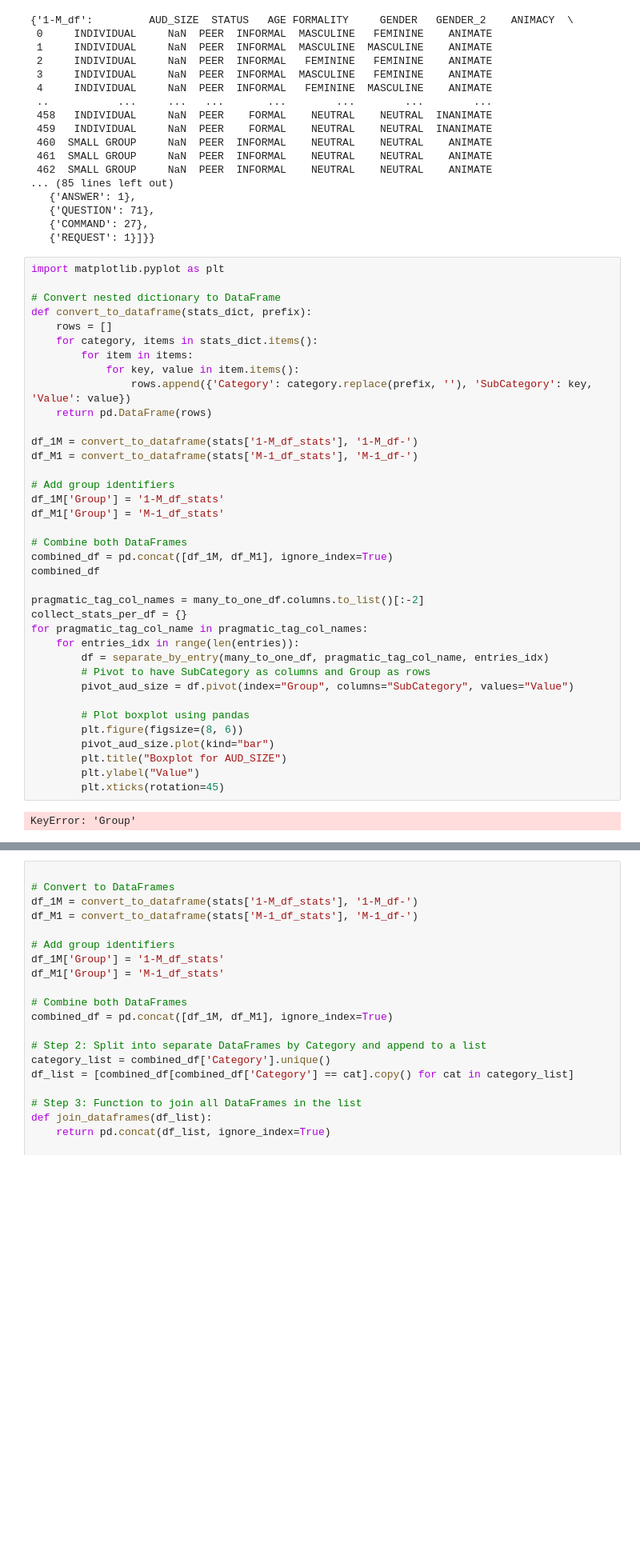
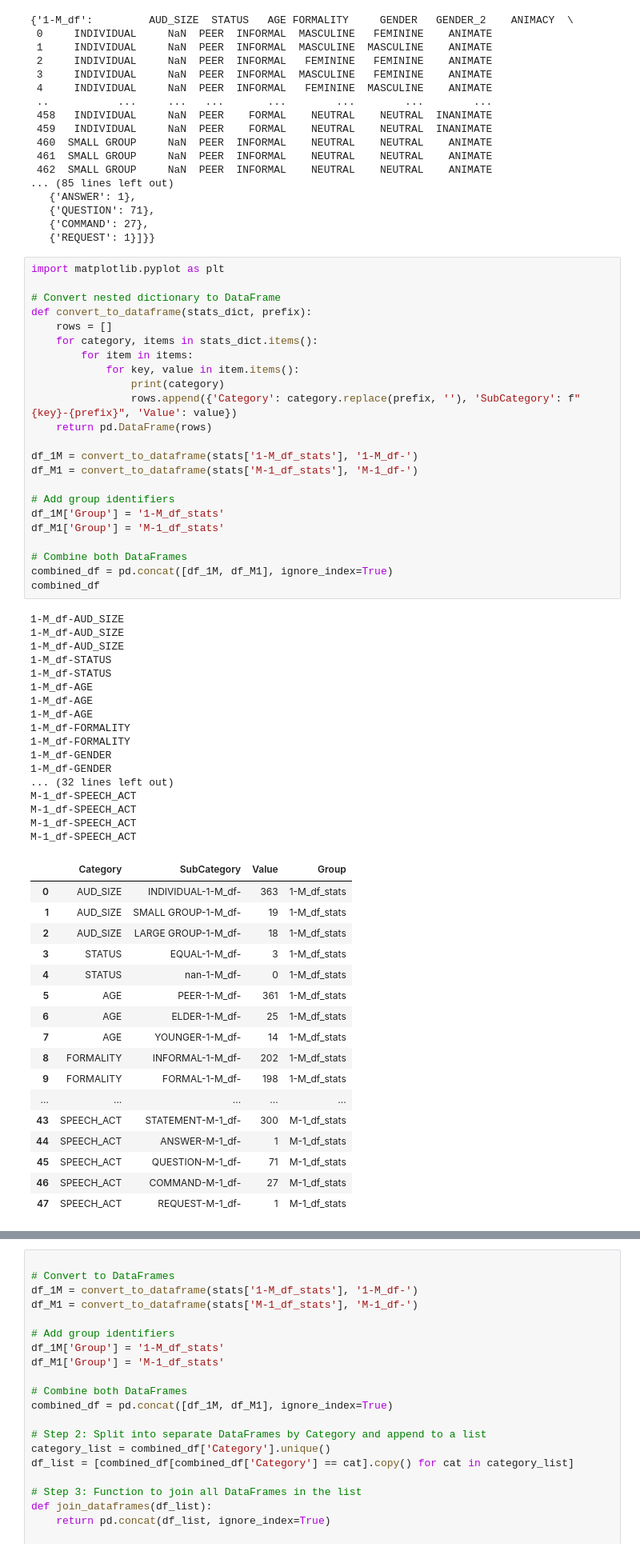
Before and after one commit to Brinkley97/comp-express-mt, a Jupyter notebook: experiments/notebooks/separate_by_class.ipynb, the cells around one changed output, grey strips where cells are left out. Shown at 80% size. Drawn from its saved outputs; the diff is of its cells as text; blank space fills up the shorter version.

```diff
--- a/experiments/notebooks/separate_by_class.ipynb
+++ b/experiments/notebooks/separate_by_class.ipynb
@@ -214,39 +214,58 @@ stats
 # %%
 import matplotlib.pyplot as plt
 
 # Convert nested dictionary to DataFrame
 def convert_to_dataframe(stats_dict, prefix):
     rows = []
     for category, items in stats_dict.items():
         for item in items:
             for key, value in item.items():
-                rows.append({'Category': category.replace(prefix, ''), 'SubCategory': key, 'Value': value})
+                print(category)
+                rows.append({'Category': category.replace(prefix, ''), 'SubCategory': f"{key}-{prefix}", 'Value': value})
     return pd.DataFrame(rows)
 
 df_1M = convert_to_dataframe(stats['1-M_df_stats'], '1-M_df-')
 df_M1 = convert_to_dataframe(stats['M-1_df_stats'], 'M-1_df-')
 
 # Add group identifiers
 df_1M['Group'] = '1-M_df_stats'
 df_M1['Group'] = 'M-1_df_stats'
 
 # Combine both DataFrames
 combined_df = pd.concat([df_1M, df_M1], ignore_index=True)
 combined_df
-
-pragmatic_tag_col_names = many_to_one_df.columns.to_list()[:-2]
-collect_stats_per_df = {}
-for pragmatic_tag_col_name in pragmatic_tag_col_names:
-    for entries_idx in range(len(entries)):
-        df = separate_by_entry(many_to_one_df, pragmatic_tag_col_name, entries_idx)
-        # Pivot to have SubCategory as columns and Group as rows
-        pivot_aud_size = df.pivot(index="Group", columns="SubCategory", values="Value")
-
-        # Plot boxplot using pandas
-        plt.figure(figsize=(8, 6))
-        pivot_aud_size.plot(kind="bar")
-        plt.title("Boxplot for AUD_SIZE")
-        plt.ylabel("Value")
-        plt.xticks(rotation=45)
 # %% [output]
-KeyError: 'Group'
+1-M_df-AUD_SIZE
+1-M_df-AUD_SIZE
+1-M_df-AUD_SIZE
+1-M_df-STATUS
+1-M_df-STATUS
+1-M_df-AGE
+1-M_df-AGE
+1-M_df-AGE
+1-M_df-FORMALITY
+1-M_df-FORMALITY
+1-M_df-GENDER
+1-M_df-GENDER
+... (32 lines left out)
+M-1_df-SPEECH_ACT
+M-1_df-SPEECH_ACT
+M-1_df-SPEECH_ACT
+M-1_df-SPEECH_ACT
+|  | Category | SubCategory | Value | Group |
+| 0 | AUD_SIZE | INDIVIDUAL-1-M_df- | 363 | 1-M_df_stats |
+| 1 | AUD_SIZE | SMALL GROUP-1-M_df- | 19 | 1-M_df_stats |
+| 2 | AUD_SIZE | LARGE GROUP-1-M_df- | 18 | 1-M_df_stats |
+| 3 | STATUS | EQUAL-1-M_df- | 3 | 1-M_df_stats |
+| 4 | STATUS | nan-1-M_df- | 0 | 1-M_df_stats |
+| 5 | AGE | PEER-1-M_df- | 361 | 1-M_df_stats |
+| 6 | AGE | ELDER-1-M_df- | 25 | 1-M_df_stats |
+| 7 | AGE | YOUNGER-1-M_df- | 14 | 1-M_df_stats |
+| 8 | FORMALITY | INFORMAL-1-M_df- | 202 | 1-M_df_stats |
+| 9 | FORMALITY | FORMAL-1-M_df- | 198 | 1-M_df_stats |
+| ... | ... | ... | ... | ... |
+| 43 | SPEECH_ACT | STATEMENT-M-1_df- | 300 | M-1_df_stats |
+| 44 | SPEECH_ACT | ANSWER-M-1_df- | 1 | M-1_df_stats |
+| 45 | SPEECH_ACT | QUESTION-M-1_df- | 71 | M-1_df_stats |
+| 46 | SPEECH_ACT | COMMAND-M-1_df- | 27 | M-1_df_stats |
+| 47 | SPEECH_ACT | REQUEST-M-1_df- | 1 | M-1_df_stats |
```
Also changed, not shown: parts of 5 cells of this notebook.
